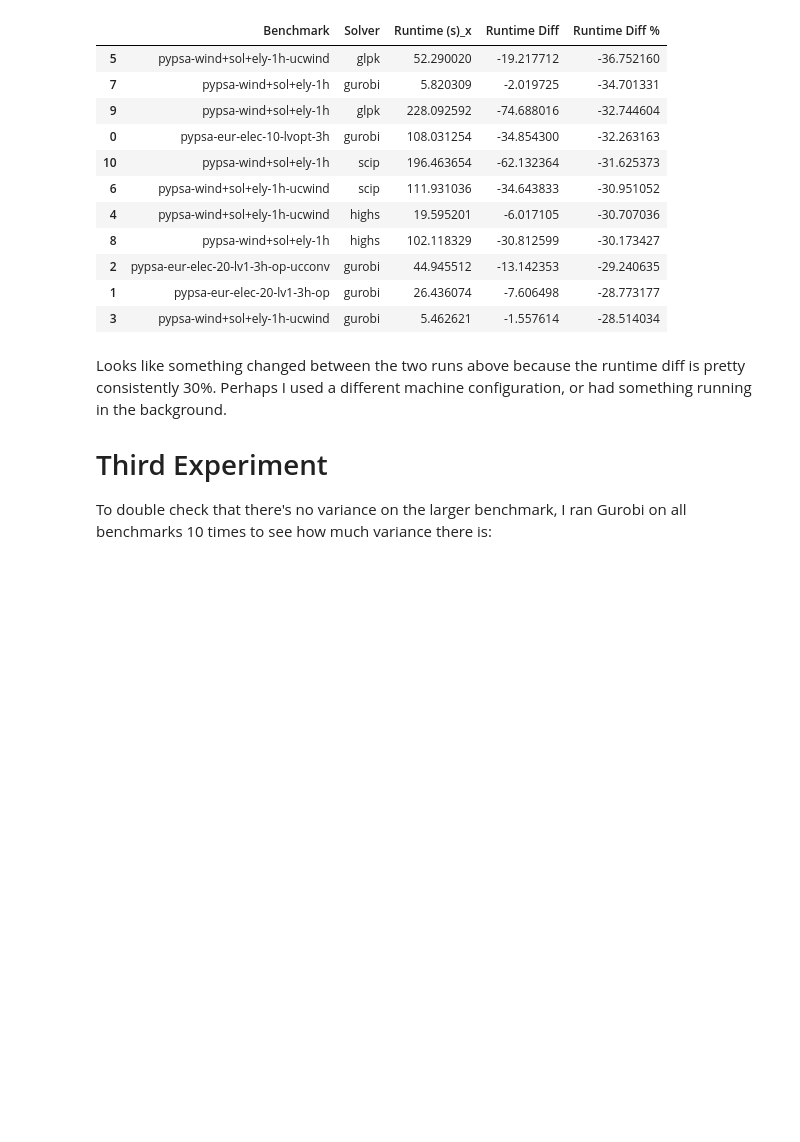
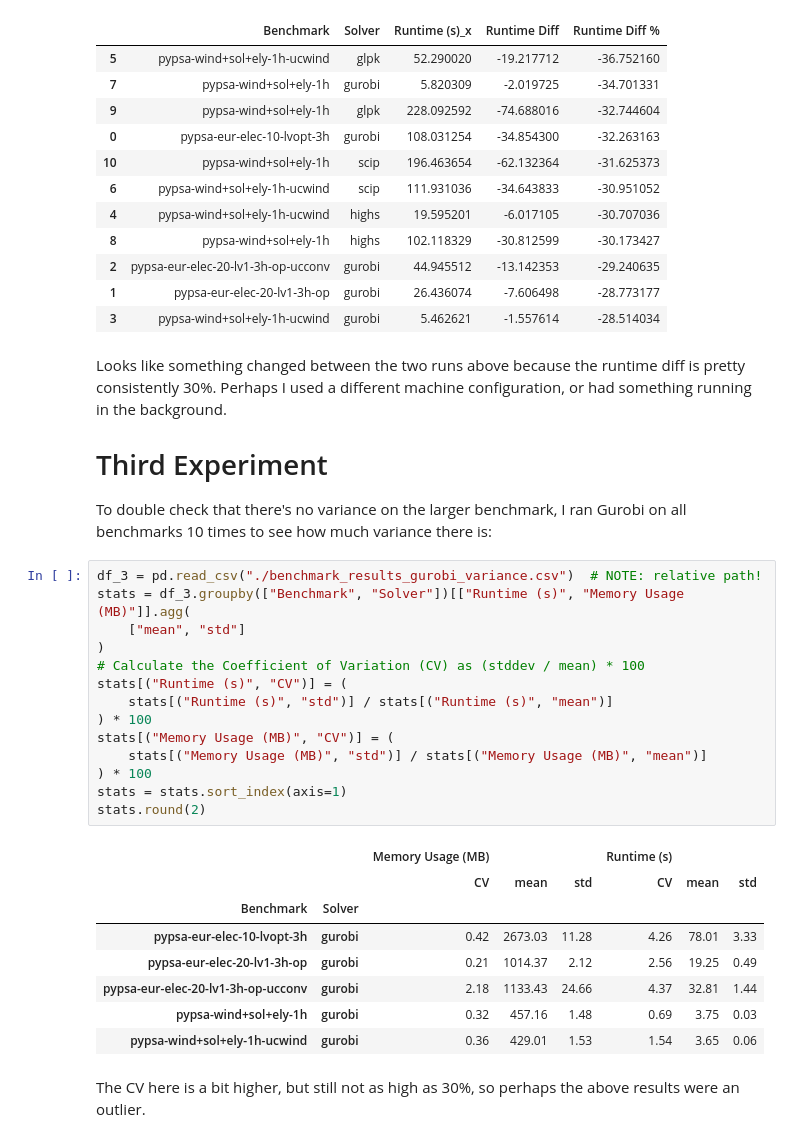
Before and after one commit to open-energy-transition/solver-benchmark, a Jupyter notebook: results/Variance.ipynb, the cells around one changed output. Saved outputs shown, nothing was run; the diff lists cells and outputs as text; blank space fills up the shorter version.

Commit message:
Run Gurobi on all benchmarks 10 times and analyse variance

```diff
--- a/results/Variance.ipynb
+++ b/results/Variance.ipynb
@@ -182,3 +182,28 @@ Looks like something changed between the two runs above because the runtime diff
 # Third Experiment
 
 To double check that there's no variance on the larger benchmark, I ran Gurobi on all benchmarks 10 times to see how much variance there is:
+# %%
+df_3 = pd.read_csv("./benchmark_results_gurobi_variance.csv")  # NOTE: relative path!
+stats = df_3.groupby(["Benchmark", "Solver"])[["Runtime (s)", "Memory Usage (MB)"]].agg(
+    ["mean", "std"]
+)
+# Calculate the Coefficient of Variation (CV) as (stddev / mean) * 100
+stats[("Runtime (s)", "CV")] = (
+    stats[("Runtime (s)", "std")] / stats[("Runtime (s)", "mean")]
+) * 100
+stats[("Memory Usage (MB)", "CV")] = (
+    stats[("Memory Usage (MB)", "std")] / stats[("Memory Usage (MB)", "mean")]
+) * 100
+stats = stats.sort_index(axis=1)
+stats.round(2)
+# %% [output]
+|  |  | Memory Usage (MB) |  |  | Runtime (s) |  |  |
+|  |  | CV | mean | std | CV | mean | std |
+| Benchmark | Solver |  |  |  |  |  |  |
+| pypsa-eur-elec-10-lvopt-3h | gurobi | 0.42 | 2673.03 | 11.28 | 4.26 | 78.01 | 3.33 |
+| pypsa-eur-elec-20-lv1-3h-op | gurobi | 0.21 | 1014.37 | 2.12 | 2.56 | 19.25 | 0.49 |
+| pypsa-eur-elec-20-lv1-3h-op-ucconv | gurobi | 2.18 | 1133.43 | 24.66 | 4.37 | 32.81 | 1.44 |
+| pypsa-wind+sol+ely-1h | gurobi | 0.32 | 457.16 | 1.48 | 0.69 | 3.75 | 0.03 |
+| pypsa-wind+sol+ely-1h-ucwind | gurobi | 0.36 | 429.01 | 1.53 | 1.54 | 3.65 | 0.06 |
+# %% [markdown]
+The CV here is a bit higher, but still not as high as 30%, so perhaps the above results were an outlier.
```
Also changed, not shown: 2 other files.
